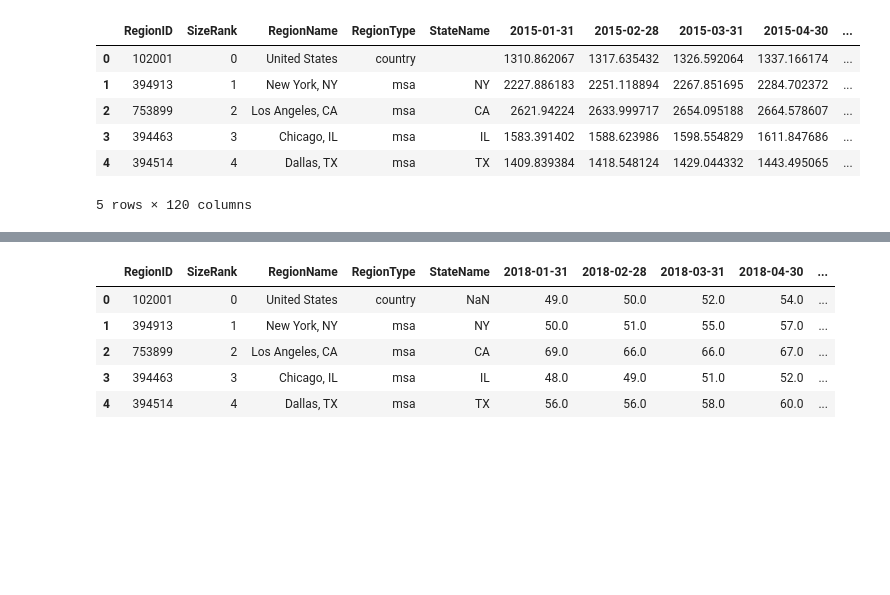
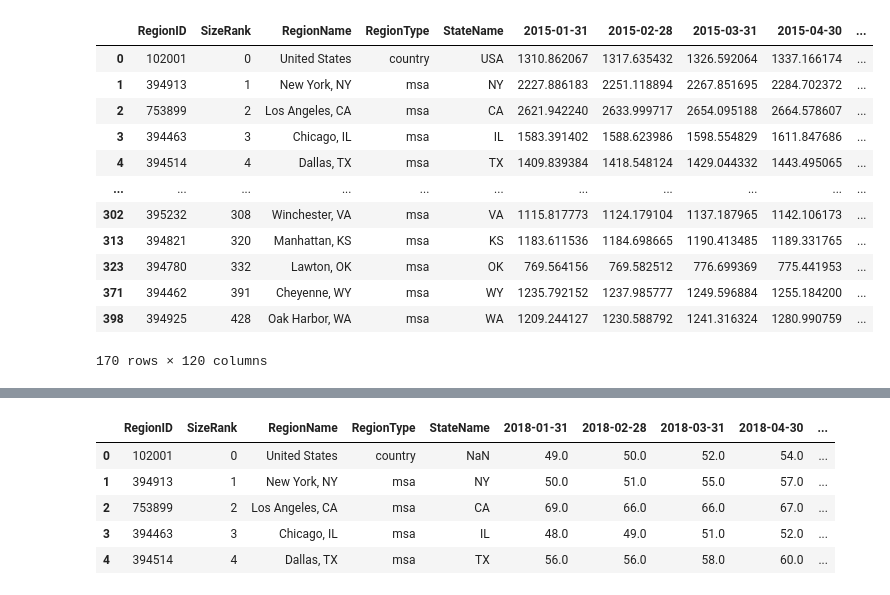
Before and after one commit to elgnol/RealEstate_Project_3, a Jupyter notebook: Analysis/Data_analysis_tatyana.ipynb, the cells around one changed output, grey strips where cells are left out. Saved outputs shown, nothing was run; the diff lists cells and outputs as text; code cells hidden in the pictures; blank space fills up the shorter version.

```diff
--- a/Analysis/Data_analysis_tatyana.ipynb
+++ b/Analysis/Data_analysis_tatyana.ipynb
@@ -17,13 +23,19 @@ home_df.head()
 rental_df = pd.read_csv('../Source/Metro_Rentals.csv')
 temp_index_df = pd.read_csv('../Source/Metro_market_temp_index.csv')
 # %%
-rental_df.fillna('', inplace=True)
-rental_df.head()
+rental_df.at[0, "StateName"] = "USA"
+rental_df = rental_df.dropna(how = 'any')
 # %% [output]
 |  | RegionID | SizeRank | RegionName | RegionType | StateName | 2015-01-31 | 2015-02-28 | 2015-03-31 | 2015-04-30 | ... |
-| 0 | 102001 | 0 | United States | country |  | 1310.862067 | 1317.635432 | 1326.592064 | 1337.166174 | ... |
+| 0 | 102001 | 0 | United States | country | USA | 1310.862067 | 1317.635432 | 1326.592064 | 1337.166174 | ... |
 | 1 | 394913 | 1 | New York, NY | msa | NY | 2227.886183 | 2251.118894 | 2267.851695 | 2284.702372 | ... |
-| 2 | 753899 | 2 | Los Angeles, CA | msa | CA | 2621.94224 | 2633.999717 | 2654.095188 | 2664.578607 | ... |
+| 2 | 753899 | 2 | Los Angeles, CA | msa | CA | 2621.942240 | 2633.999717 | 2654.095188 | 2664.578607 | ... |
 | 3 | 394463 | 3 | Chicago, IL | msa | IL | 1583.391402 | 1588.623986 | 1598.554829 | 1611.847686 | ... |
 | 4 | 394514 | 4 | Dallas, TX | msa | TX | 1409.839384 | 1418.548124 | 1429.044332 | 1443.495065 | ... |
+| ... | ... | ... | ... | ... | ... | ... | ... | ... | ... | ... |
+| 302 | 395232 | 308 | Winchester, VA | msa | VA | 1115.817773 | 1124.179104 | 1137.187965 | 1142.106173 | ... |
+| 313 | 394821 | 320 | Manhattan, KS | msa | KS | 1183.611536 | 1184.698665 | 1190.413485 | 1189.331765 | ... |
+| 323 | 394780 | 332 | Lawton, OK | msa | OK | 769.564156 | 769.582512 | 776.699369 | 775.441953 | ... |
+| 371 | 394462 | 391 | Cheyenne, WY | msa | WY | 1235.792152 | 1237.985777 | 1249.596884 | 1255.184200 | ... |
+| 398 | 394925 | 428 | Oak Harbor, WA | msa | WA | 1209.244127 | 1230.588792 | 1241.316324 | 1280.990759 | ... |
-5 rows × 120 columns
+170 rows × 120 columns
```
Also changed, not shown: parts of 15 cells of this notebook, 2 other files.
